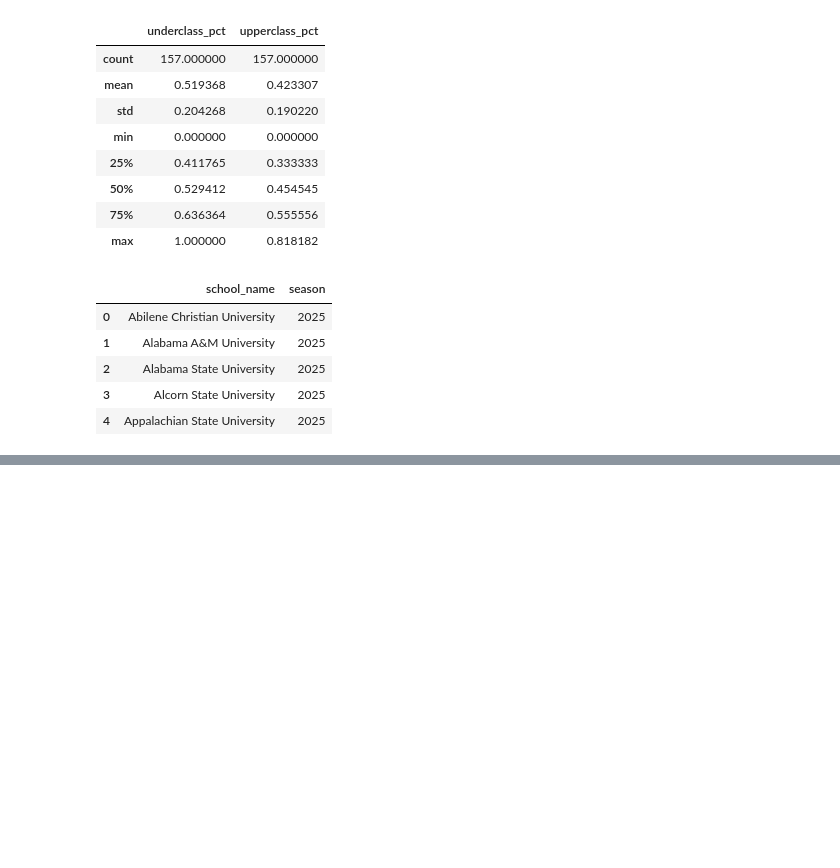
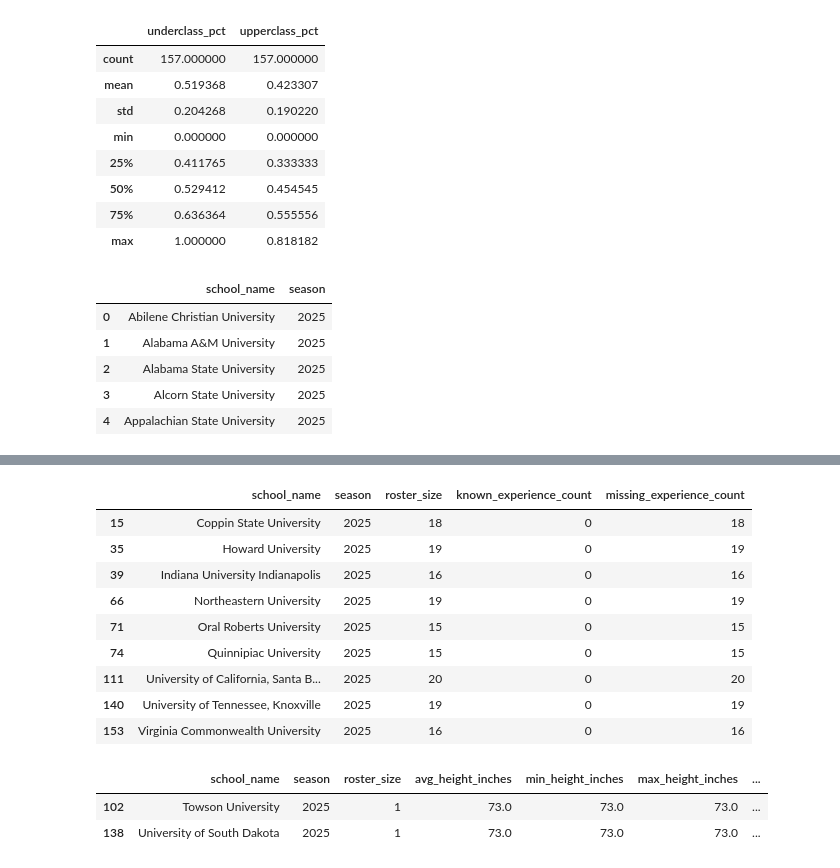
Before and after one commit to karlidean/capstone-project-NCAA-Volleyball, a Jupyter notebook: notebooks/predict_model_feature.ipynb, the cells around one changed output, grey strips where cells are left out. Drawn from its saved outputs; the diff is of its cells as text; code cells hidden in the pictures; blank space fills up the shorter version.

```diff
--- a/notebooks/predict_model_feature.ipynb
+++ b/notebooks/predict_model_feature.ipynb
@@ -771,0 +767,9 @@ schools.to_csv(
+# %%
+import pandas as pd
+
+resultsdf = pd.read_csv(
+    "../data/processed/schools_and_seasons.csv",
+    skipinitialspace=True,
+)
+
+resultsdf.head()
@@ -771,0 +827,25 @@ schools.to_csv(
+# %%
+teamdf["school_name"] = teamdf["school_name"].str.strip()
+
+teamdf["season"] = pd.to_numeric(
+    teamdf["season"],
+    errors="coerce",
+).astype("Int64")
+
+teamdf = teamdf.merge(
+    resultsdf[
+        [
+            "school_name",
+            "season",
+            "wins",
+            "losses",
+            "record",
+            "win_pct",
+            "tournament_berth",
+            "ncaa_tournament",
+        ]
+    ],
+    on=["school_name", "season"],
+    how="left",
+    validate="one_to_one",
+)
@@ -771,0 +1001,39 @@ schools.to_csv(
+# %%
+teamdf.loc[
+    teamdf["avg_experience"].isna(),
+    [
+        "school_name",
+        "season",
+        "roster_size",
+        "known_experience_count",
+        "missing_experience_count",
+    ],
+]
+# %% [output]
+|  | school_name | season | roster_size | known_experience_count | missing_experience_count |
+| 15 | Coppin State University | 2025 | 18 | 0 | 18 |
+| 35 | Howard University | 2025 | 19 | 0 | 19 |
+| 39 | Indiana University Indianapolis | 2025 | 16 | 0 | 16 |
+| 66 | Northeastern University | 2025 | 19 | 0 | 19 |
+| 71 | Oral Roberts University | 2025 | 15 | 0 | 15 |
+| 74 | Quinnipiac University | 2025 | 15 | 0 | 15 |
+| 111 | University of California, Santa B... | 2025 | 20 | 0 | 20 |
+| 140 | University of Tennessee, Knoxville | 2025 | 19 | 0 | 19 |
+| 153 | Virginia Commonwealth University | 2025 | 16 | 0 | 16 |
+# %%
+teamdf.loc[
+    teamdf["height_std_inches"].isna(),
+    [
+        "school_name",
+        "season",
+        "roster_size",
+        "avg_height_inches",
+        "min_height_inches",
+        "max_height_inches",
+        "imputed_height_count",
+    ],
+]
+# %% [output]
+|  | school_name | season | roster_size | avg_height_inches | min_height_inches | max_height_inches | ... |
+| 102 | Towson University | 2025 | 1 | 73.0 | 73.0 | 73.0 | ... |
+| 138 | University of South Dakota | 2025 | 1 | 73.0 | 73.0 | 73.0 | ... |
```
Also changed, not shown: parts of 19 cells of this notebook, 3 other files.
